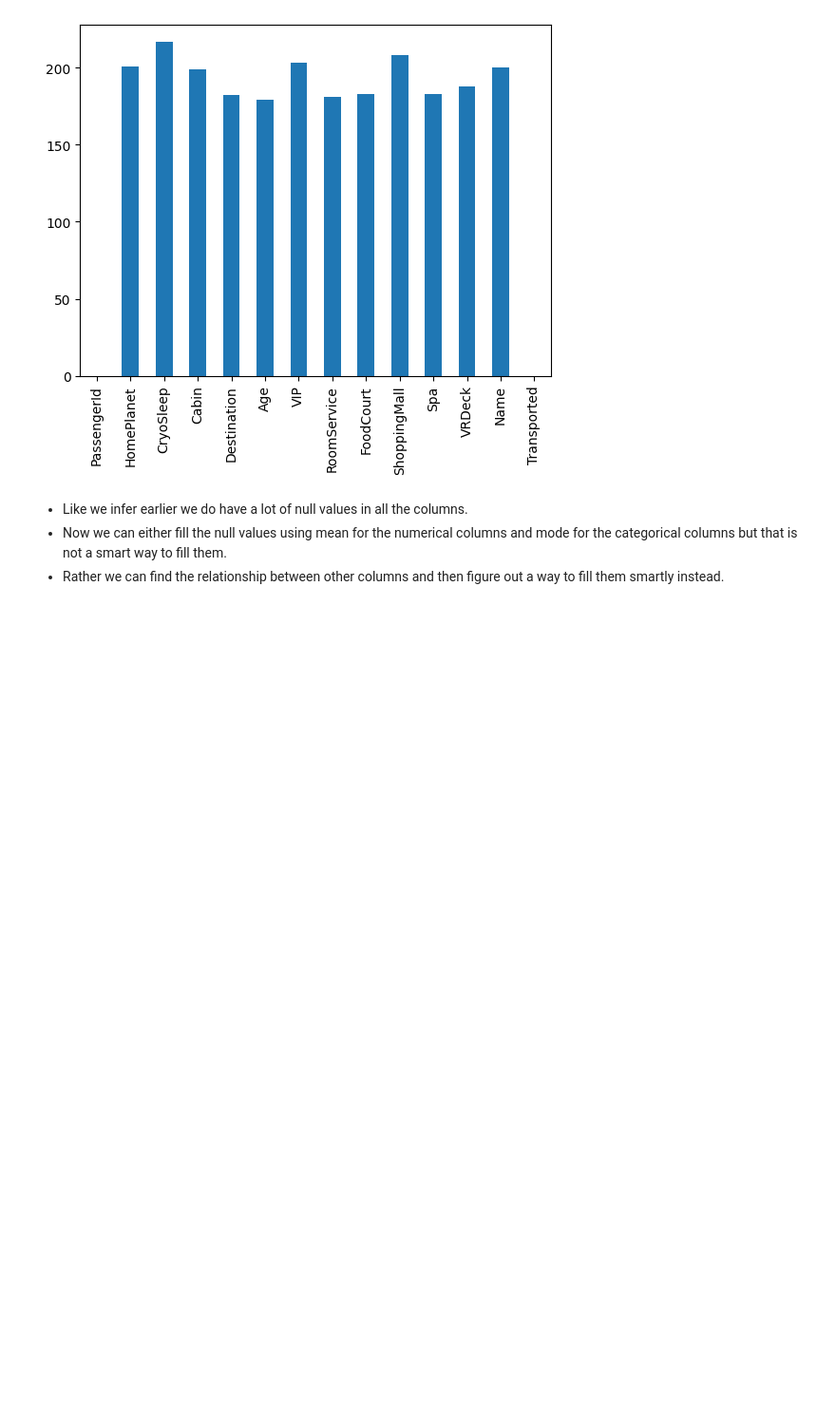
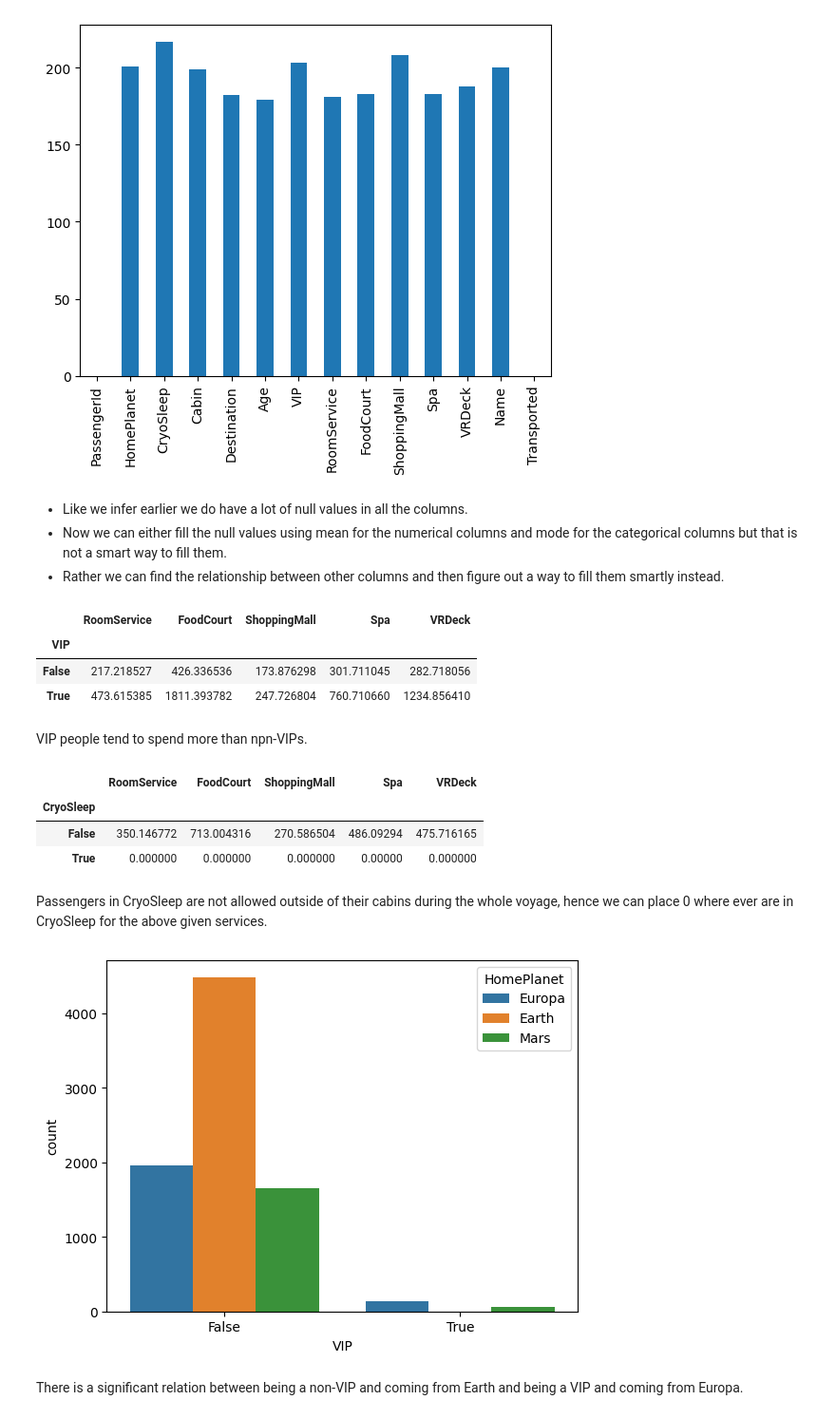
Before and after one commit to rizz045/Spaceship-Titanic-Project-using-Machine-Learning, a Jupyter notebook: Spaceship_Titanic_Project_using_Machine_Learning.ipynb, the cells around one changed output. Shown at 95% size. Drawn from its saved outputs; the diff is of its cells as text; code cells hidden in the pictures; blank space fills up the shorter version.

```diff
--- a/Spaceship_Titanic_Project_using_Machine_Learning.ipynb
+++ b/Spaceship_Titanic_Project_using_Machine_Learning.ipynb
@@ -113,3 +113,38 @@ plt.show()
 * Like we infer earlier we do have a lot of null values in all the columns.
 * Now we can either fill the null values using mean for the numerical columns and mode for the categorical columns but that is not a smart way to fill them.
 * Rather we can find the relationship between other columns and then figure out a way to fill them smartly instead.
+# %%
+col = df.loc[:, 'RoomService':'VRDeck'].columns   #selcting 5 columns
+df.groupby('VIP')[col].mean()
+# %% [output]
+|  | RoomService | FoodCourt | ShoppingMall | Spa | VRDeck |
+| VIP |  |  |  |  |  |
+| False | 217.218527 | 426.336536 | 173.876298 | 301.711045 | 282.718056 |
+| True | 473.615385 | 1811.393782 | 247.726804 | 760.710660 | 1234.856410 |
+# %% [markdown]
+VIP people tend to spend more than npn-VIPs.
+# %%
+df.groupby('CryoSleep')[col].mean()
+# %% [output]
+|  | RoomService | FoodCourt | ShoppingMall | Spa | VRDeck |
+| CryoSleep |  |  |  |  |  |
+| False | 350.146772 | 713.004316 | 270.586504 | 486.09294 | 475.716165 |
+| True | 0.000000 | 0.000000 | 0.000000 | 0.00000 | 0.000000 |
+# %% [markdown]
+Passengers in CryoSleep are not allowed outside of their cabins during the whole voyage, hence we can place 0 where ever are in CryoSleep for the above given services.
+# %%
+temp = df['CryoSleep'] == True
+df.loc[temp, col] = 0.0
+# %%
+for c in col:
+    for val in [True, False]:
+        temp = df['VIP'] == val
+        k = df.loc[temp, c].astype(float).mean()
+        df.loc[temp, c] = df.loc[temp, c].fillna(k)
+# %%
+sns.countplot(data=df, x='VIP', hue='HomePlanet')
+plt.show()
+# %% [output]
+[figure, added]
+# %% [markdown]
+There is a significant relation between being a non-VIP and coming from Earth and being a VIP and coming from Europa.
```
Also changed, not shown: parts of 10 cells of this notebook.
